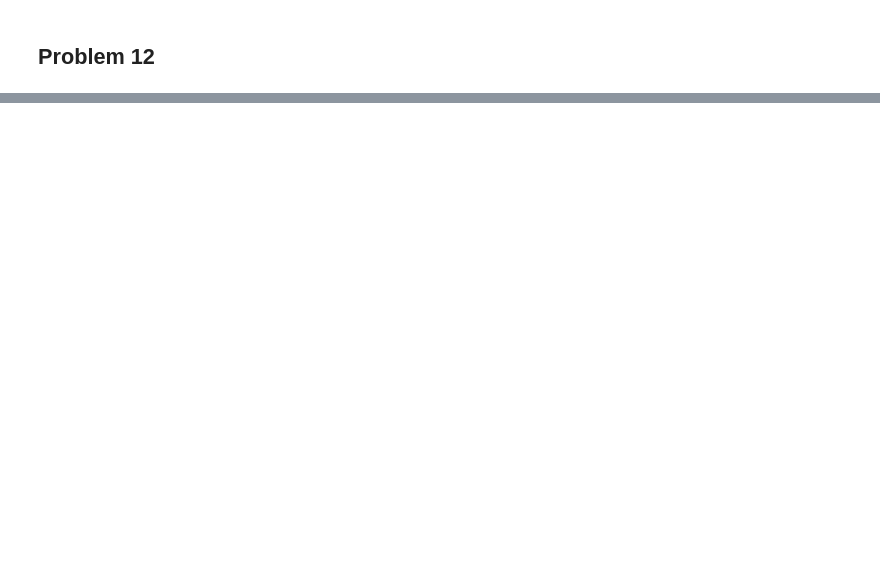
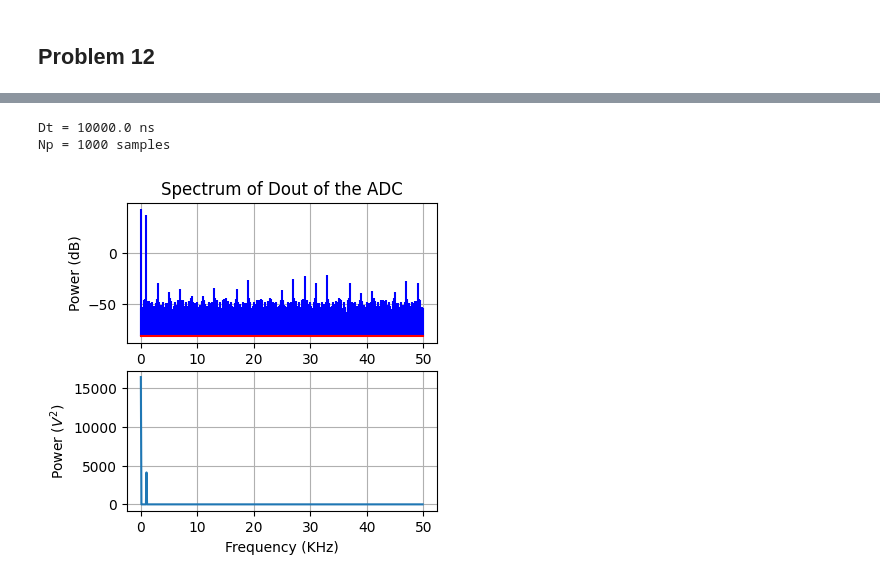
Before and after one commit to das-dias/signal-converters-notebooks, a Jupyter notebook: practical_classes/practical_class_4.ipynb, the cells around one changed output, grey strips where cells are left out. Drawn from its saved outputs; the diff is of its cells as text; code cells hidden in the pictures; blank space fills up the shorter version.

```diff
--- a/practical_classes/practical_class_4.ipynb
+++ b/practical_classes/practical_class_4.ipynb
@@ -307,2 +261,35 @@ vn level =  0.0003662109375 V
+# %%
+print(f"Dt = {dt/1e-9} ns")
+print(f"Np = {Np} samples")
+
+f_scale = 1e3
+p_scale = 1
+fD = np.fft.fftshift(np.fft.fftfreq(Np, dt))
+# compute the fft of the dout signal
+dout_f = np.abs(np.fft.fftshift(np.fft.fft(dout) / Np))
+dout_p = (dout_f*dout_f)
+dout_db = 10*np.log10(dout_p, out=np.zeros_like(dout_p), where=(dout_p!=0))
+
+fig, ax = plt.subplots(2, 1, figsize=(4, 4))
+ax[0].stem(
+    fD[fD>=0]/f_scale, dout_db[fD>=0] / p_scale, label="Input signal",
+    bottom=np.min(dout_db / p_scale),
+    #use_line_collection=True,
+    linefmt="b-",
+    markerfmt="none",
+    basefmt="r-",)
+ax[0].set_xlabel("Frequency (KHz)")
+ax[0].set_ylabel("Power (dB)")
+ax[0].set_title("Spectrum of Dout of the ADC")
+ax[0].grid(True)
+ax[1].plot(fD[fD>=0]/ffactor, dout_p[fD>=0], label="Input signal")
+ax[1].set_xlabel("Frequency (KHz)")
+ax[1].set_ylabel("Power ($V^2$)")
+ax[1].grid(True)
+plt.show()
+# %% [output]
+Dt = 10000.0 ns
+Np = 1000 samples
+[figure, added]
 # %%
 # compute the snr of the ADC using the spectrum of dout
```
Also changed, not shown: parts of 8 cells of this notebook, 9 other files.
